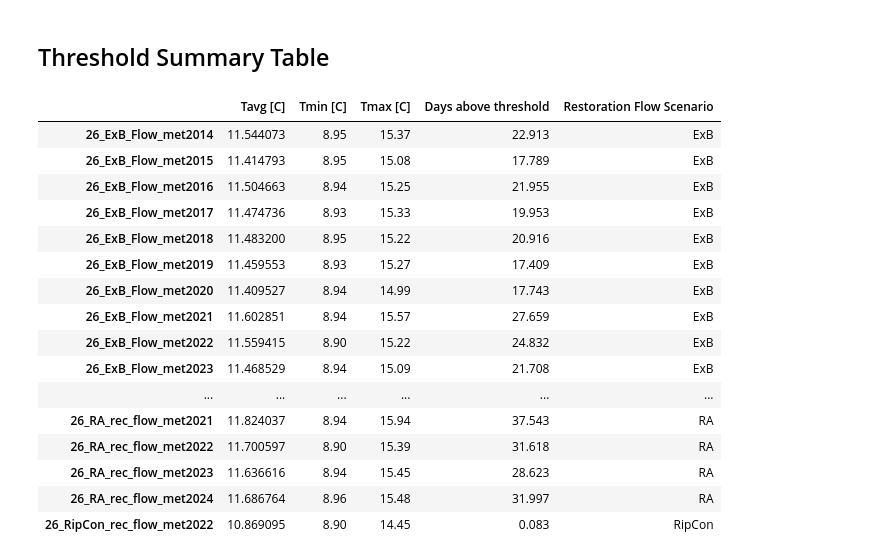
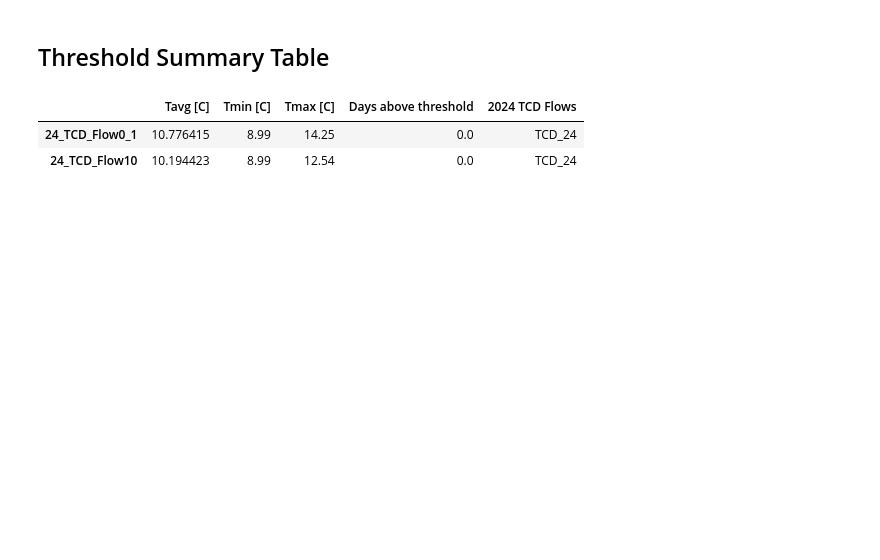
Before and after one commit to steelhead-dev/millerton_reservoir, a Jupyter notebook: 2026_TCD_Analysis.ipynb, the cells around one changed output. Drawn from its saved outputs; the diff is of its cells as text; code cells hidden in the pictures; blank space fills up the shorter version.

```diff
--- a/2026_TCD_Analysis.ipynb
+++ b/2026_TCD_Analysis.ipynb
@@ -132,4 +137,4 @@ Generated config at 'C:\\Users\\justin\\AppData\\Local\\Temp\\tmpa7y_bto_'
 Generated config at 'C:\\Users\\justin\\AppData\\Local\\Temp\\tmpght7b7h5'
 Generated config at 'C:\\Users\\justin\\AppData\\Local\\Temp\\tmp3m2l0brd'
 # %%
-mrr_TCD_2022 = MultiRunResult("./analysis_runs/2026_TCD_Flows_2022/")
+mrr_TCD_2024 = MultiRunResult("./analysis_runs/2026_TCD_Flows_2024/")
@@ -204,33 +194,13 @@ plt.show()
 # %%
 threshold_temperature = 14.44
 structure = 4
 
-exb_summary = mrr_ExB.threshold_summary(structure, threshold=threshold_temperature)
-exb_summary["Restoration Flow Scenario"] = "ExB"
+TCD24_summary = mrr_TCD_2024.threshold_summary(structure, threshold=threshold_temperature)
+TCD24_summary["2024 TCD Flows "] = "TCD_24"
 
-ra_summary = mrr_RA.threshold_summary(structure, threshold=threshold_temperature)
-ra_summary["Restoration Flow Scenario"] = "RA"
-
-ripcon_summary = mrr_RipCon.threshold_summary(structure, threshold=threshold_temperature)
-ripcon_summary["Restoration Flow Scenario"] = "RipCon"
-
-df = pd.concat([exb_summary, ra_summary, ripcon_summary])
+df = pd.concat([TCD24_summary])
 df
 # %% [output]
-|  | Tavg [C] | Tmin [C] | Tmax [C] | Days above threshold | Restoration Flow Scenario |
-| 26_ExB_Flow_met2014 | 11.544073 | 8.95 | 15.37 | 22.913 | ExB |
-| 26_ExB_Flow_met2015 | 11.414793 | 8.95 | 15.08 | 17.789 | ExB |
-| 26_ExB_Flow_met2016 | 11.504663 | 8.94 | 15.25 | 21.955 | ExB |
-| 26_ExB_Flow_met2017 | 11.474736 | 8.93 | 15.33 | 19.953 | ExB |
-| 26_ExB_Flow_met2018 | 11.483200 | 8.95 | 15.22 | 20.916 | ExB |
-| 26_ExB_Flow_met2019 | 11.459553 | 8.93 | 15.27 | 17.409 | ExB |
-| 26_ExB_Flow_met2020 | 11.409527 | 8.94 | 14.99 | 17.743 | ExB |
-| 26_ExB_Flow_met2021 | 11.602851 | 8.94 | 15.57 | 27.659 | ExB |
-| 26_ExB_Flow_met2022 | 11.559415 | 8.90 | 15.22 | 24.832 | ExB |
-| 26_ExB_Flow_met2023 | 11.468529 | 8.94 | 15.09 | 21.708 | ExB |
-| ... | ... | ... | ... | ... | ... |
-| 26_RA_rec_flow_met2021 | 11.824037 | 8.94 | 15.94 | 37.543 | RA |
-| 26_RA_rec_flow_met2022 | 11.700597 | 8.90 | 15.39 | 31.618 | RA |
-| 26_RA_rec_flow_met2023 | 11.636616 | 8.94 | 15.45 | 28.623 | RA |
-| 26_RA_rec_flow_met2024 | 11.686764 | 8.96 | 15.48 | 31.997 | RA |
-| 26_RipCon_rec_flow_met2022 | 10.869095 | 8.90 | 14.45 | 0.083 | RipCon |
+|  | Tavg [C] | Tmin [C] | Tmax [C] | Days above threshold | 2024 TCD Flows |
+| 24_TCD_Flow0_1 | 10.776415 | 8.99 | 14.25 | 0.0 | TCD_24 |
+| 24_TCD_Flow10 | 10.194423 | 8.99 | 12.54 | 0.0 | TCD_24 |
```
Also changed, not shown: parts of 5 cells of this notebook.
